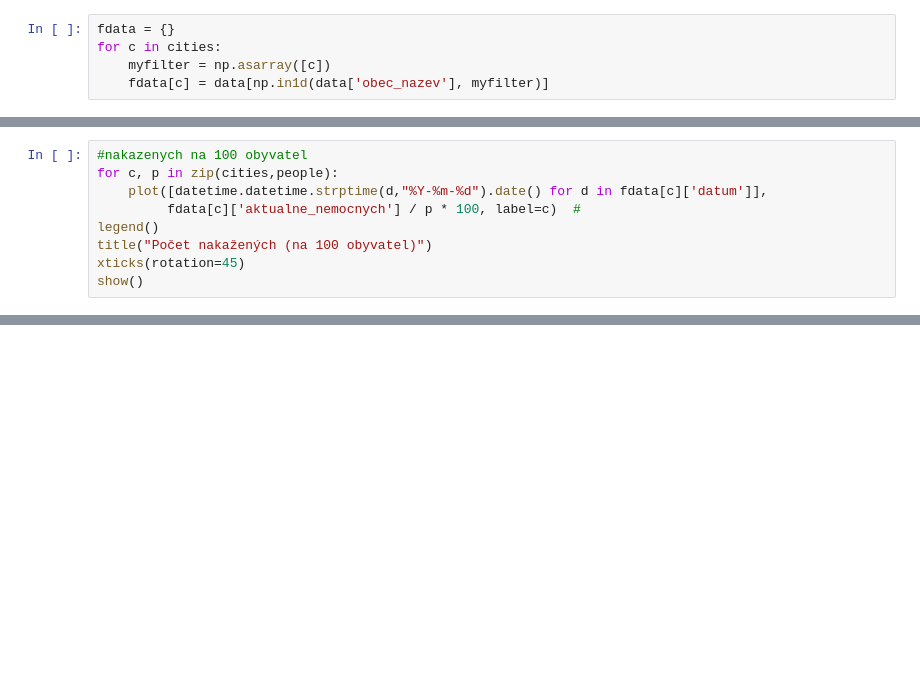
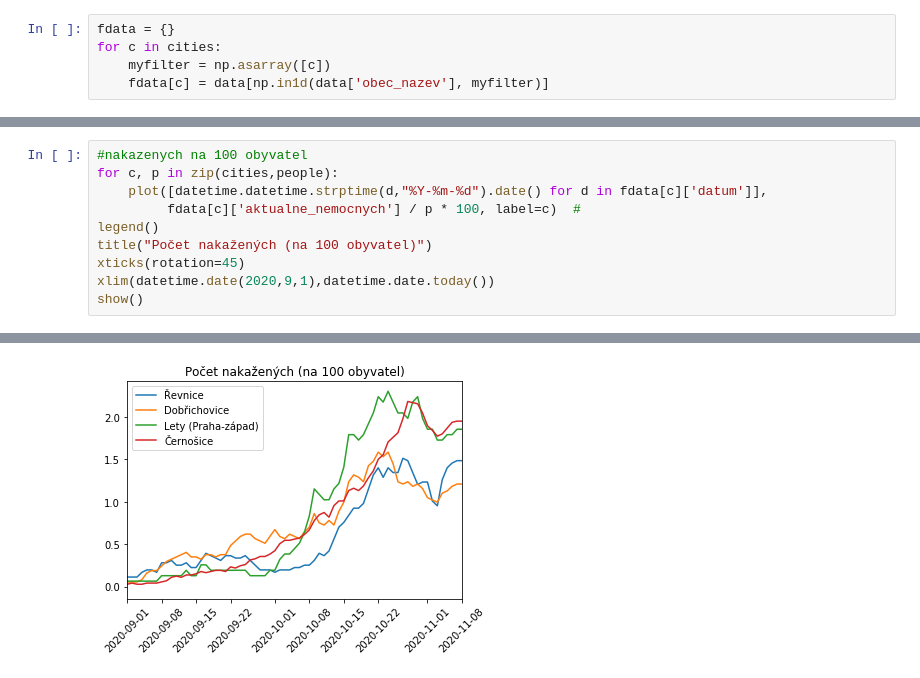
Before and after one commit to me2d09/coviduberounky, a Jupyter notebook: index.ipynb, the cells around one changed output, grey strips where cells are left out. Saved outputs shown, nothing was run; the diff lists cells and outputs as text; blank space fills up the shorter version.

```diff
--- a/index.ipynb
+++ b/index.ipynb
@@ -45,5 +44,6 @@ for c, p in zip(cities,people):
 legend()
 title("Počet nakažených (na 100 obyvatel)")
 xticks(rotation=45)
+xlim(datetime.date(2020,9,1),datetime.date.today())
 show()
 # %% [output]
@@ -52,3 +50,4 @@ show()
+[figure, added]
 # %%
 #nove pripady na 100 obyvatel
 for c, p in zip(cities,people):
```
Also changed, not shown: parts of 4 cells of this notebook.
